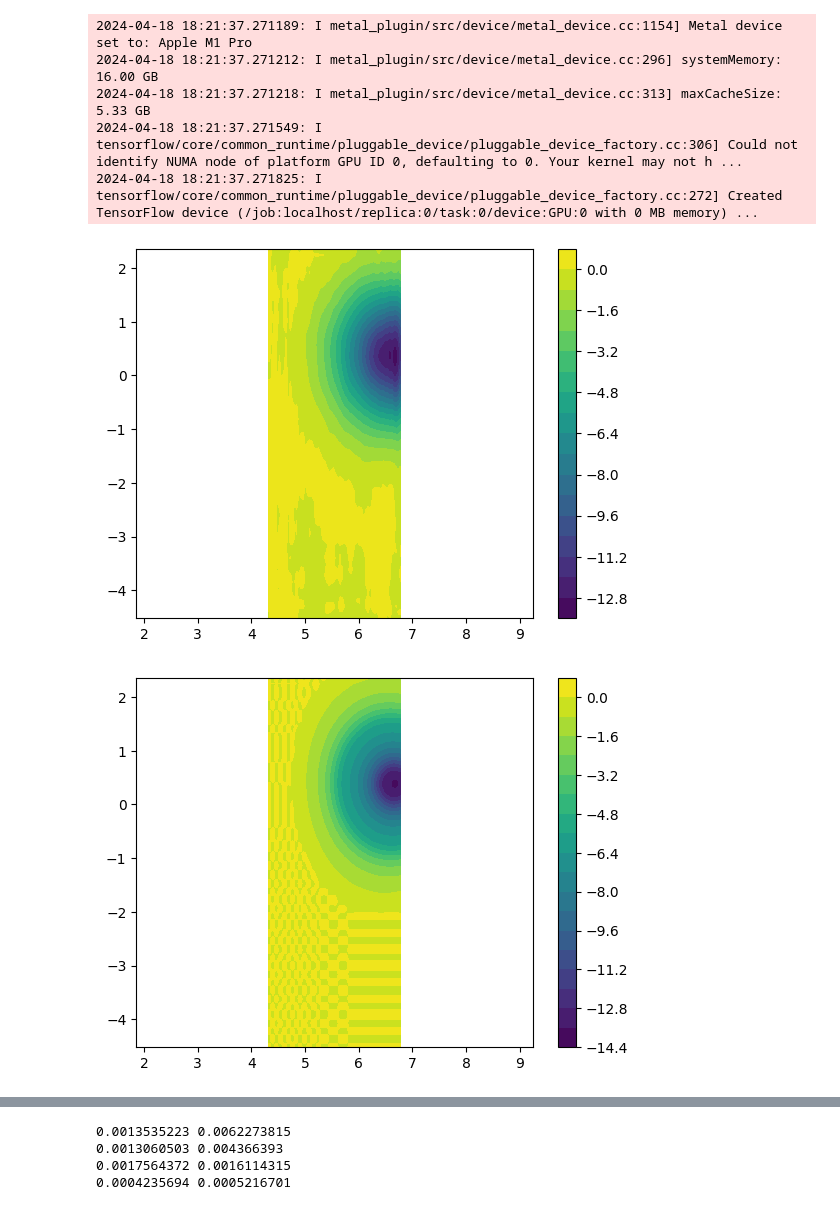
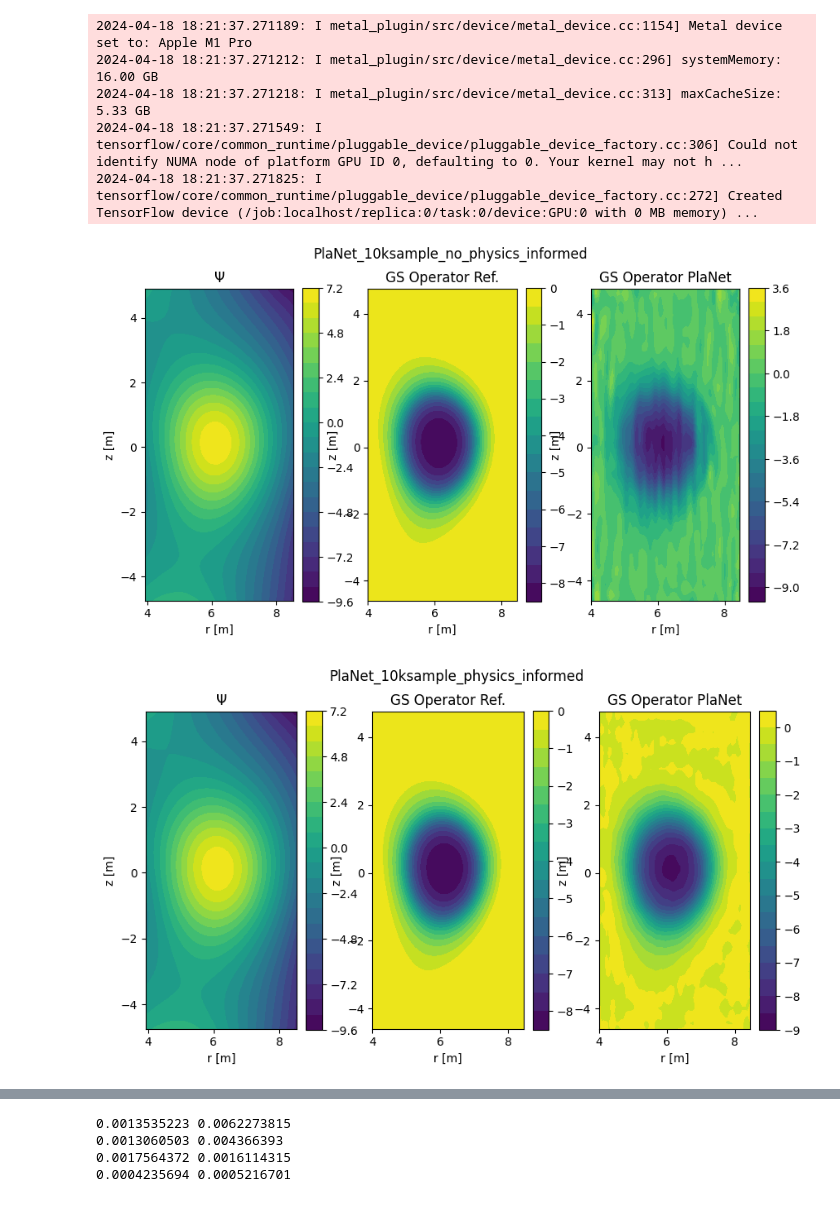
Before and after one commit to matteobonotto/PlaNet_Equil_reconstruction, a Jupyter notebook: notebooks/check_results.ipynb, the cells around one changed output, grey strips where cells are left out. Drawn from its saved outputs; the diff is of its cells as text; code cells hidden in the pictures.

```diff
--- a/notebooks/check_results.ipynb
+++ b/notebooks/check_results.ipynb
@@ -221,24 +221,51 @@ for path in paths:
 2024-04-18 18:21:37.271218: I metal_plugin/src/device/metal_device.cc:313] maxCacheSize: 5.33 GB
 2024-04-18 18:21:37.271549: I tensorflow/core/common_runtime/pluggable_device/pluggable_device_factory.cc:306] Could not identify NUMA node of platform GPU ID 0, defaulting to 0. Your kernel may not h ...
 2024-04-18 18:21:37.271825: I tensorflow/core/common_runtime/pluggable_device/pluggable_device_factory.cc:272] Created TensorFlow device (/job:localhost/replica:0/task:0/device:GPU:0 with 0 MB memory) ...
-# %%
-config, history, model, train_ds, test_ds = load_result(paths[2])
-
-x_ds, y_ds, RHS_in_ds, RR_ds, ZZ_ds, L_ker_ds, Df_ker_ds  = next(iter(train_ds))
-
-# MSE on poloidal flux
-pred = model([x_ds,RR_ds,ZZ_ds])
-
-GS_ope_ds = fun_GSoperator_NN_conv_smooth_batch_adaptive(
-    pred,
-    L_ker_ds,
-    Df_ker_ds,
-    gauss_kernel(config['train']['Gauss_filt_dim']),
-    RR_ds,
-    ZZ_ds)
-# %%
-fun_contourf_sol(GS_ope_ds[0,...],RR_ds[0,1:-1,1:-1],ZZ_ds[0,1:-1,1:-1])
-fun_contourf_sol(RHS_in_ds[0,...],RR_ds[0,1:-1,1:-1],ZZ_ds[0,1:-1,1:-1])
-# %% [output]
-[figure, removed]
-[figure, removed]
+# %%
+paths = [
+    '../trained_models/PlaNet_10ksample_no_physics_informed/',
+    '../trained_models/PlaNet_10ksample_physics_informed/',
+    '../trained_models/PlaNet_70ksample_physics_informed/',
+    '../trained_models/PlaNet_70ksample_no_physics_informed/'
+]
+for path in paths:
+    config, history, model, train_ds, test_ds = load_result(path)
+    x_ds, y_ds, RHS_in_ds, RR_ds, ZZ_ds, L_ker_ds, Df_ker_ds  = next(iter(train_ds))
+    pred = model([x_ds,RR_ds,ZZ_ds])
+    GS_ope_ds = fun_GSoperator_NN_conv_smooth_batch_adaptive(
+        pred,
+        L_ker_ds,
+        Df_ker_ds,
+        gauss_kernel(config['train']['Gauss_filt_dim']),
+        RR_ds,
+        ZZ_ds)
+
+    fig,ax = plt.subplots(
+        nrows=1,
+        ncols=3,
+        figsize = (10,5))
+    im = ax[0].contourf(RR_ds[0,...],ZZ_ds[0,...], pred[0,...,0], 20)
+    ax[0].set_aspect('equal', 'box')
+    plt.colorbar(im,ax=ax[0])
+    ax[0].set_title('$\Psi$')
+
+    im = ax[1].contourf(RR_ds[0,1:-1,1:-1],ZZ_ds[0,1:-1,1:-1], RHS_in_ds[0,...], 20)
+    ax[1].set_aspect('equal', 'box')
+    plt.colorbar(im,ax=ax[1])
+    ax[1].set_title('GS Operator Ref.')
+
+    im = ax[2].contourf(RR_ds[0,1:-1,1:-1],ZZ_ds[0,1:-1,1:-1], GS_ope_ds[0,...], 20)
+    ax[2].set_aspect('equal', 'box')
+    plt.colorbar(im,ax=ax[2])
+    ax[2].set_title('GS Operator PlaNet')
+
+    for axi in ax:
+        axi.set_xlabel('r [m]')
+        axi.set_ylabel('z [m]')
+
+    plt.suptitle(path.replace('../trained_models/','').replace('/',''))
+    # plt.tight_layout()
+    plt.show()
+# %% [output]
+[figure, added]
+[figure, added]
```
Also changed, not shown: parts of 2 cells of this notebook, 4 other files.
